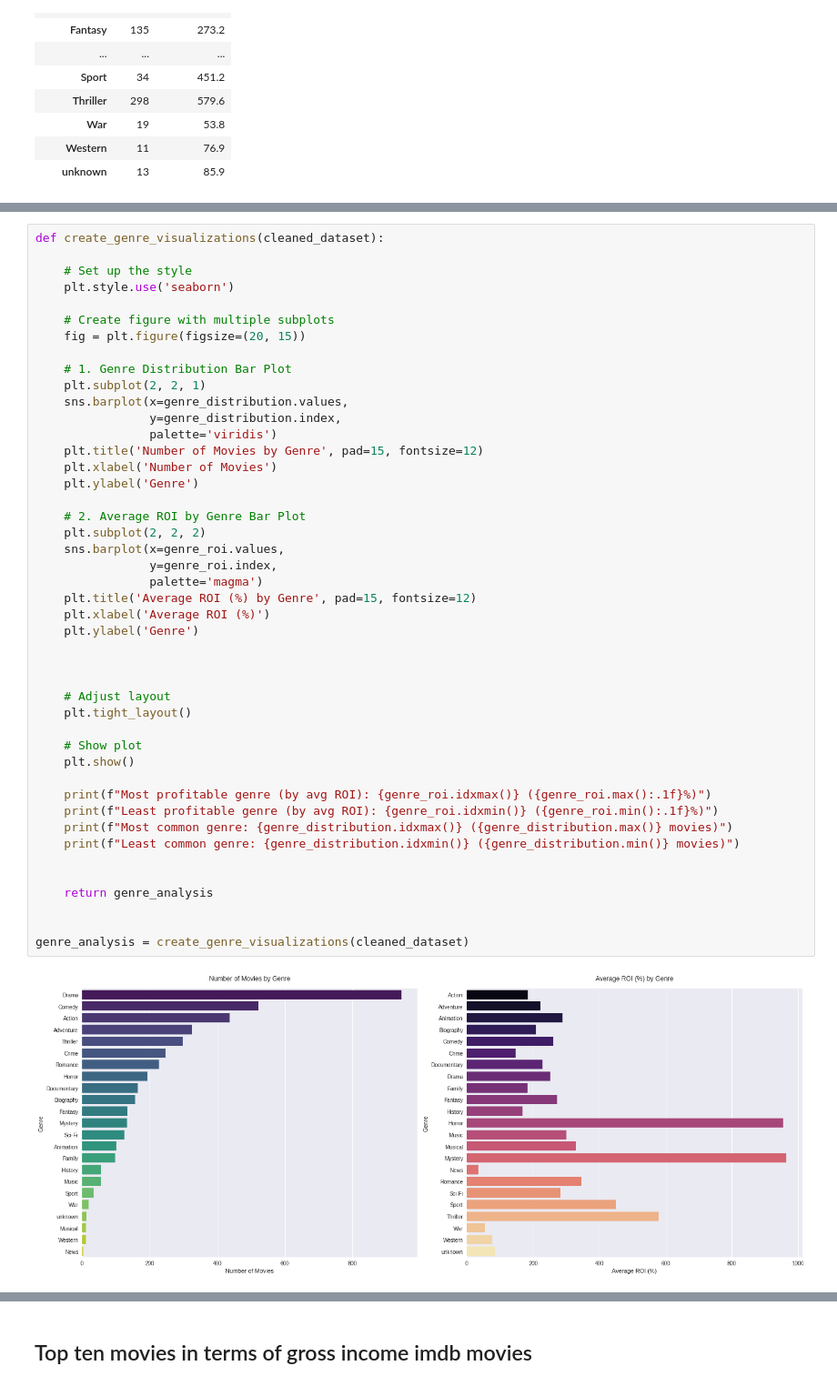
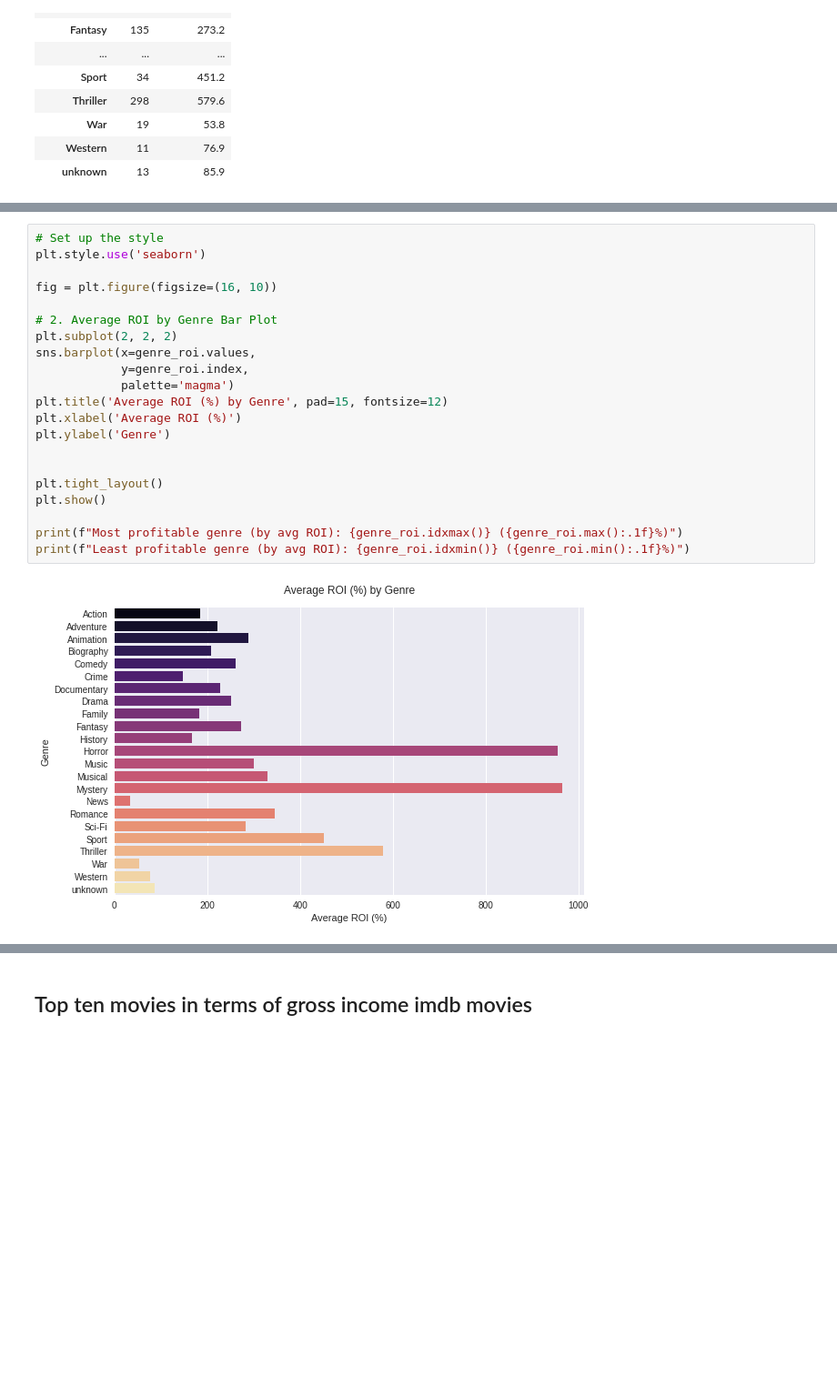
Before and after one commit to CHERUTO-CYNTHIA/dsc-phase-2-project-v3, a Jupyter notebook: student.ipynb, the cells around one changed output, grey strips where cells are left out. Shown at 91% size. Cells and saved outputs as stored; diff of their text form; blank space fills up the shorter version.

Commit message:
Resolve merge conflict and add genre analysis files

```diff
--- a/student.ipynb
+++ b/student.ipynb
@@ -734,49 +795,25 @@ genre_analysis
 # %%
-def create_genre_visualizations(cleaned_dataset):
+# Set up the style
+plt.style.use('seaborn')
 
-    # Set up the style
-    plt.style.use('seaborn')
+fig = plt.figure(figsize=(16, 10))
 
-    # Create figure with multiple subplots
-    fig = plt.figure(figsize=(20, 15))
-
-    # 1. Genre Distribution Bar Plot
-    plt.subplot(2, 2, 1)
-    sns.barplot(x=genre_distribution.values,
-                y=genre_distribution.index,
-                palette='viridis')
-    plt.title('Number of Movies by Genre', pad=15, fontsize=12)
-    plt.xlabel('Number of Movies')
-    plt.ylabel('Genre')
-
-    # 2. Average ROI by Genre Bar Plot
-    plt.subplot(2, 2, 2)
-    sns.barplot(x=genre_roi.values,
-                y=genre_roi.index,
-                palette='magma')
-    plt.title('Average ROI (%) by Genre', pad=15, fontsize=12)
-    plt.xlabel('Average ROI (%)')
-    plt.ylabel('Genre')
+# 2. Average ROI by Genre Bar Plot
+plt.subplot(2, 2, 2)
+sns.barplot(x=genre_roi.values,
+            y=genre_roi.index,
+            palette='magma')
+plt.title('Average ROI (%) by Genre', pad=15, fontsize=12)
+plt.xlabel('Average ROI (%)')
+plt.ylabel('Genre')
 
 
+plt.tight_layout()
+plt.show()
 
-    # Adjust layout
-    plt.tight_layout()
-
-    # Show plot
-    plt.show()
-
-    print(f"Most profitable genre (by avg ROI): {genre_roi.idxmax()} ({genre_roi.max():.1f}%)")
-    print(f"Least profitable genre (by avg ROI): {genre_roi.idxmin()} ({genre_roi.min():.1f}%)")
-    print(f"Most common genre: {genre_distribution.idxmax()} ({genre_distribution.max()} movies)")
-    print(f"Least common genre: {genre_distribution.idxmin()} ({genre_distribution.min()} movies)")
-
-
-    return genre_analysis
-
-
-genre_analysis = create_genre_visualizations(cleaned_dataset)
+print(f"Most profitable genre (by avg ROI): {genre_roi.idxmax()} ({genre_roi.max():.1f}%)")
+print(f"Least profitable genre (by avg ROI): {genre_roi.idxmin()} ({genre_roi.min():.1f}%)")
 # %% [output]
-[figure, old version]
+[figure, new version]
 Most profitable genre (by avg ROI): Mystery (964.2%)
 Least profitable genre (by avg ROI): News (34.5%)
```
Also changed, not shown: parts of 31 cells of this notebook, 2 other files.
